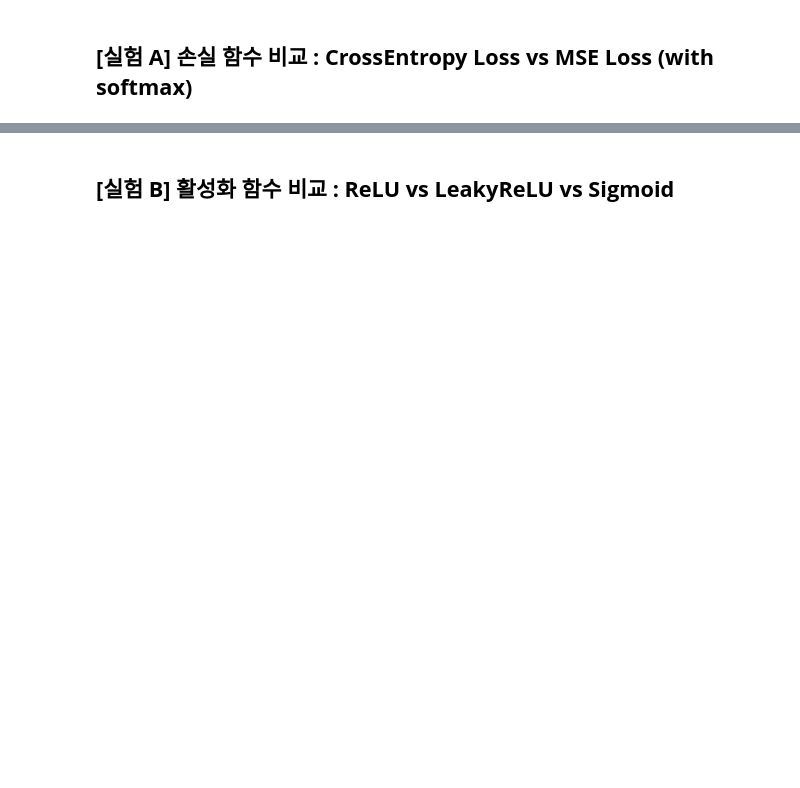
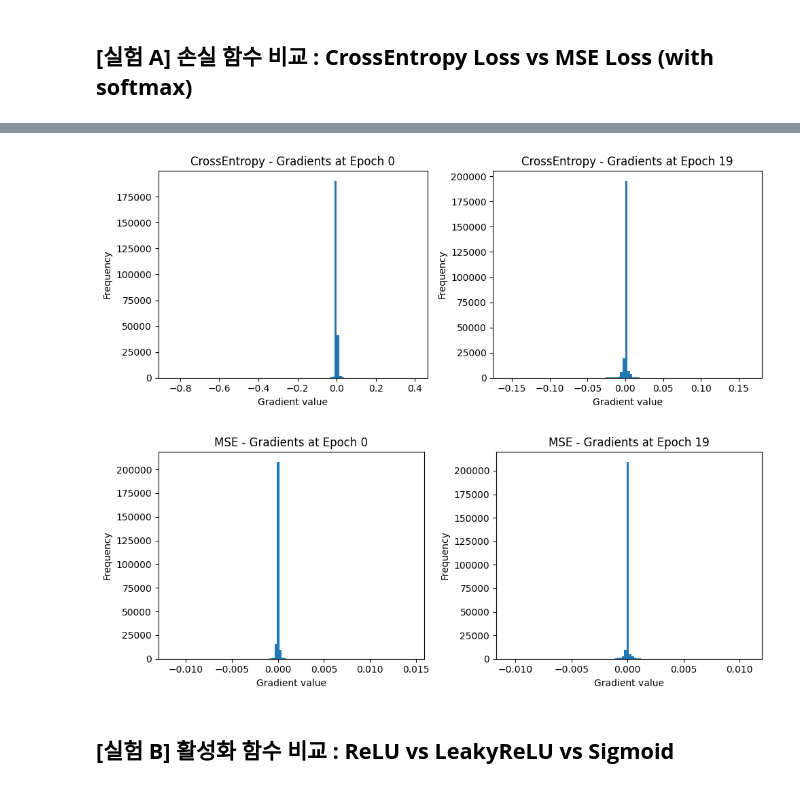
Before and after one commit to GARAM-SHIN/2025-1_CV, a Jupyter notebook: HW#3.ipynb, the cells around one changed output, grey strips where cells are left out. Saved outputs shown, nothing was run; the diff lists cells and outputs as text; code cells hidden in the pictures; blank space fills up the shorter version.

```diff
--- a/HW#3.ipynb
+++ b/HW#3.ipynb
@@ -54,14 +44,0 @@ class MLP(nn.Module):
-# %%
-# 테스트 데이터에 대한 정확도 평가
-def evaluate(model, data_loader):
-    model.eval()
-    correct = 0
-    total = 0
-    with torch.no_grad():    # 그레디언트 계산 비활성화로 인한 속도 향상
-        for x, y in data_loader:
-            x, y = x.to(device), y.to(device)
-            outputs = model(x)
-            pred = outputs.argmax(dim=1)    # 확률이 가장 높은 클래스 선택
-            correct += (pred == y).sum().item()
-            total += y.size(0)
-    return correct / total    # 정확도 계산
@@ -164,2 +221,23 @@ plot_metrics(loss_ce, acc_ce, loss_mse, acc_mse)
+# %%
+# 에포크별 그레디언트 분포 시각화
+def plot_gradient_distribution(grads_dict, title=""):
+    plt.figure(figsize=(10, 4))
+    for i, epoch in enumerate(grads_dict.keys()):
+        plt.subplot(1, 2, i+1)
+        plt.hist(grads_dict[epoch].numpy(), bins=100)    # 해당 에포크의 그레디언트를 1차원 배열로 평탄화한 후 히스토그램 생성
+        plt.title(f"{title} - Gradients at Epoch {epoch}")
+        plt.xlabel("Gradient value")
+        plt.ylabel("Frequency")
+    plt.tight_layout()
+    plt.show()    # 시각화 결과 출력
+
+# CrossEntropy 모델의 그레디언트 분포 시각화
+plot_gradient_distribution(grads_ce, "CrossEntropy")
+
+# MSE 모델의 그레디언트 분포 시각화
+plot_gradient_distribution(grad_mse, "MSE")
+# %% [output]
+[figure, added]
+[figure, added]
 # %% [markdown]
 ## **[실험 B] 활성화 함수 비교 : ReLU vs LeakyReLU vs Sigmoid**
```
Also changed, not shown: parts of 58 cells of this notebook.
